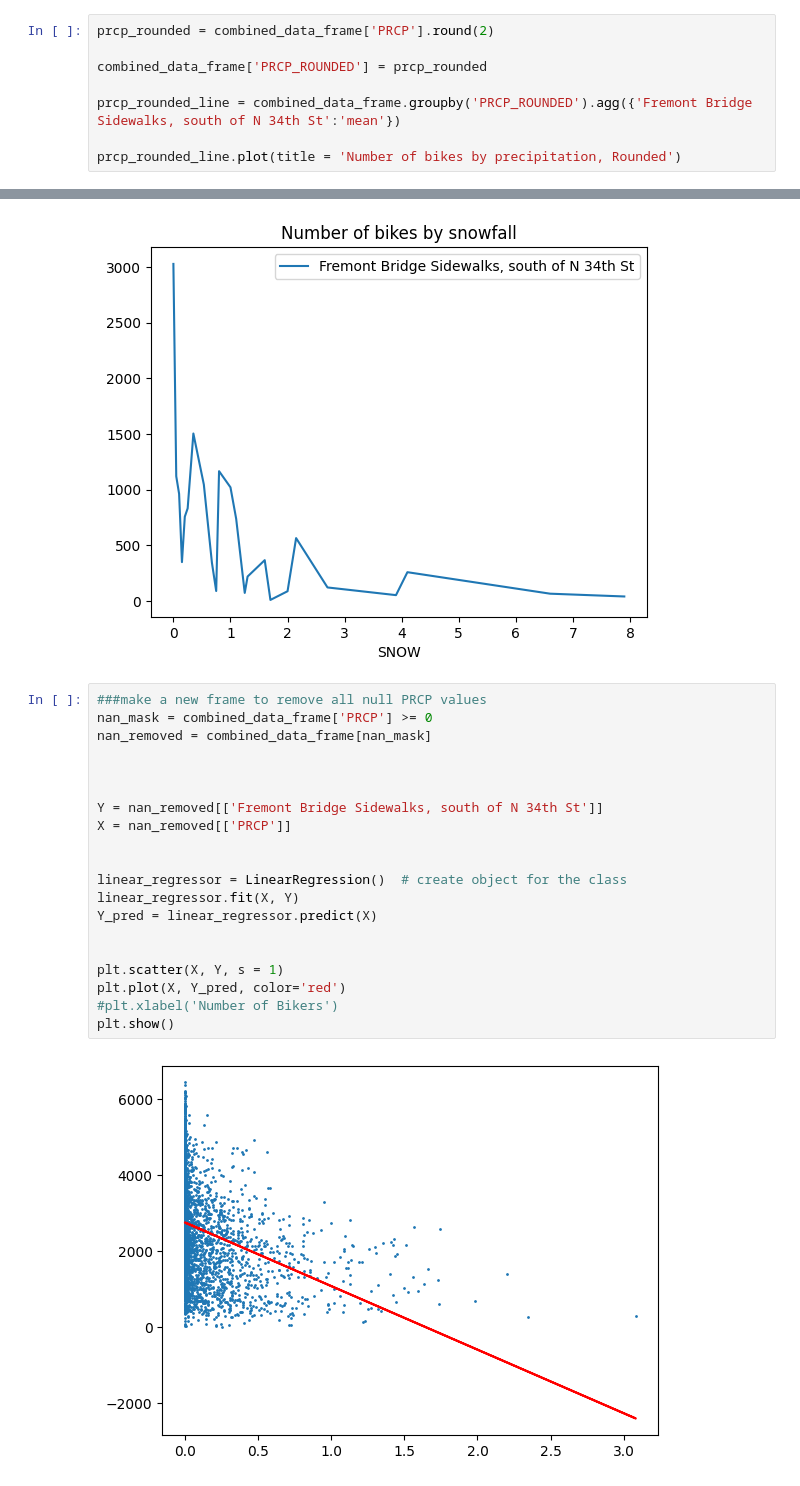
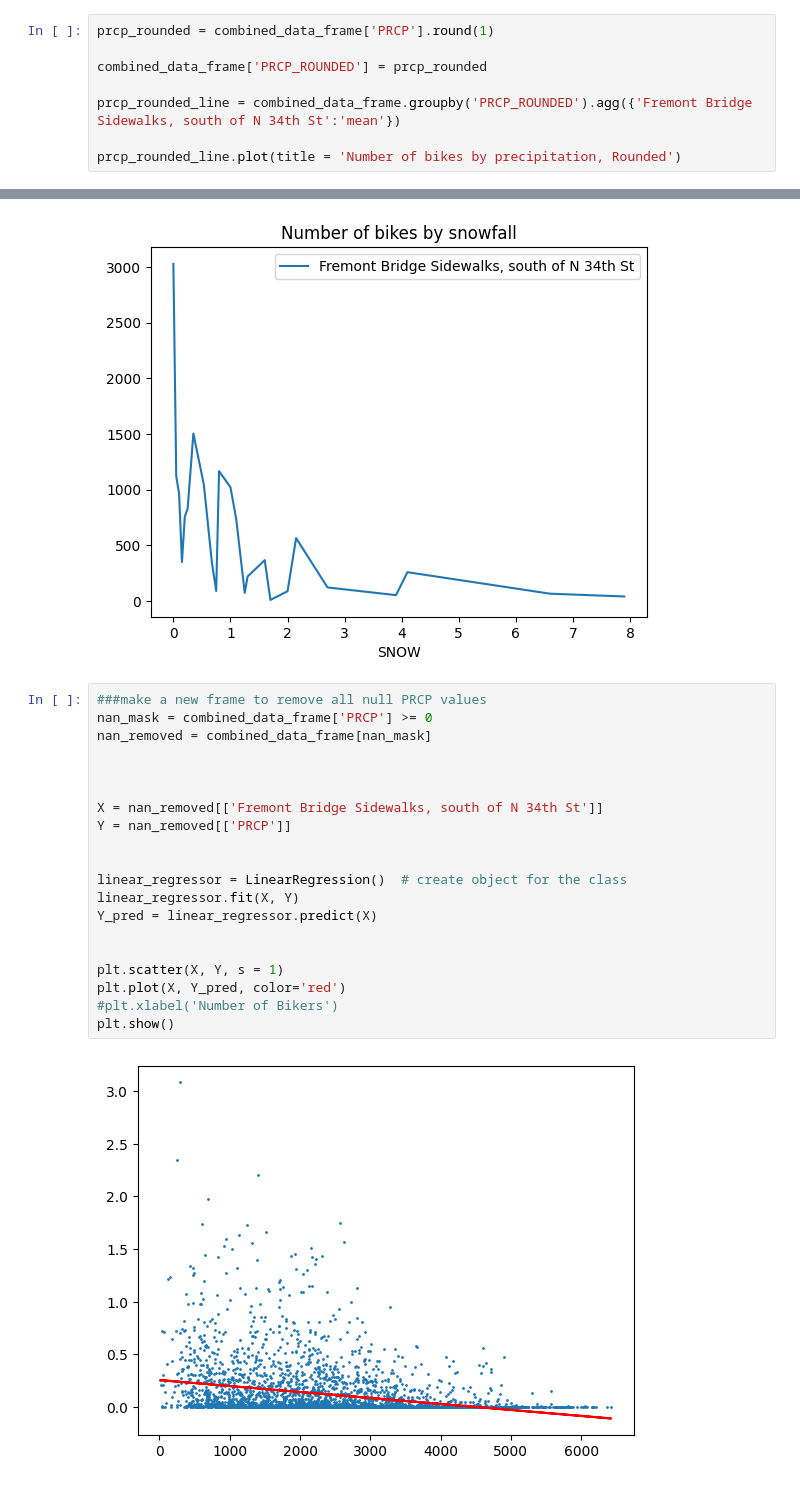
Before and after one commit to amschechter/amschechter.github.io, a Jupyter notebook: DataScience/censusData/RainyFremont.ipynb, the cells around one changed output, grey strips where cells are left out. Saved outputs shown, nothing was run; the diff lists cells and outputs as text.

Commit message:
Updated oregon, fremont and blog

```diff
--- a/DataScience/censusData/RainyFremont.ipynb
+++ b/DataScience/censusData/RainyFremont.ipynb
@@ -182,7 +182,7 @@ prcp_line.plot(title = 'Number of bikes by precipitation')
 <Axes: title={'center': 'Number of bikes by precipitation'}, xlabel='PRCP'>
 [figure]
 # %%
-prcp_rounded = combined_data_frame['PRCP'].round(2)
+prcp_rounded = combined_data_frame['PRCP'].round(1)
 
 combined_data_frame['PRCP_ROUNDED'] = prcp_rounded
 
@@ -202,22 +214,22 @@ snow_line.plot(title = 'Number of bikes by snowfall')
 # %%
 ###make a new frame to remove all null PRCP values
 nan_mask = combined_data_frame['PRCP'] >= 0
 nan_removed = combined_data_frame[nan_mask]
 
 
 
-Y = nan_removed[['Fremont Bridge Sidewalks, south of N 34th St']]
-X = nan_removed[['PRCP']]
+X = nan_removed[['Fremont Bridge Sidewalks, south of N 34th St']]
+Y = nan_removed[['PRCP']]
 
 
 linear_regressor = LinearRegression()  # create object for the class
 linear_regressor.fit(X, Y)
 Y_pred = linear_regressor.predict(X)
 
 
 plt.scatter(X, Y, s = 1)
 plt.plot(X, Y_pred, color='red')
 #plt.xlabel('Number of Bikers')
 plt.show()
 # %% [output]
-[figure, old version]
+[figure, new version]
```
Also changed, not shown: parts of 2 cells of this notebook, 4 other files.
